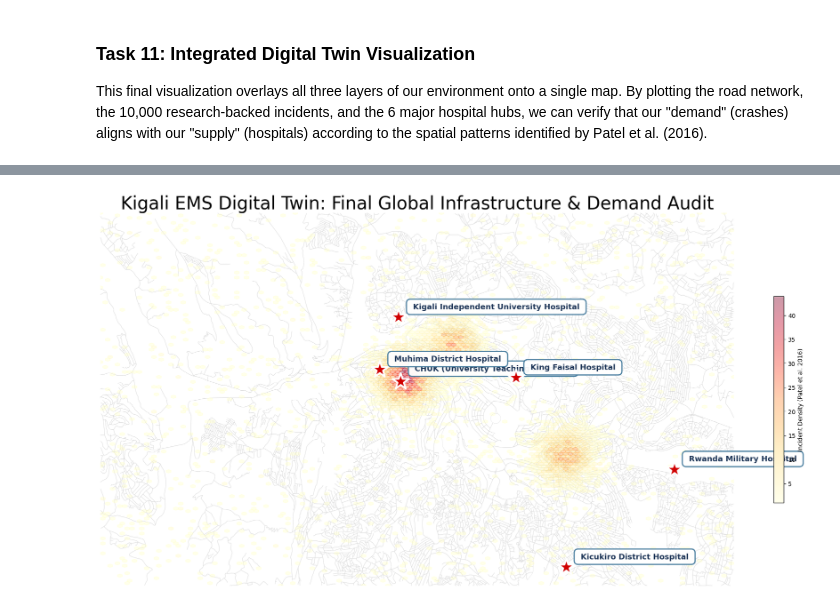
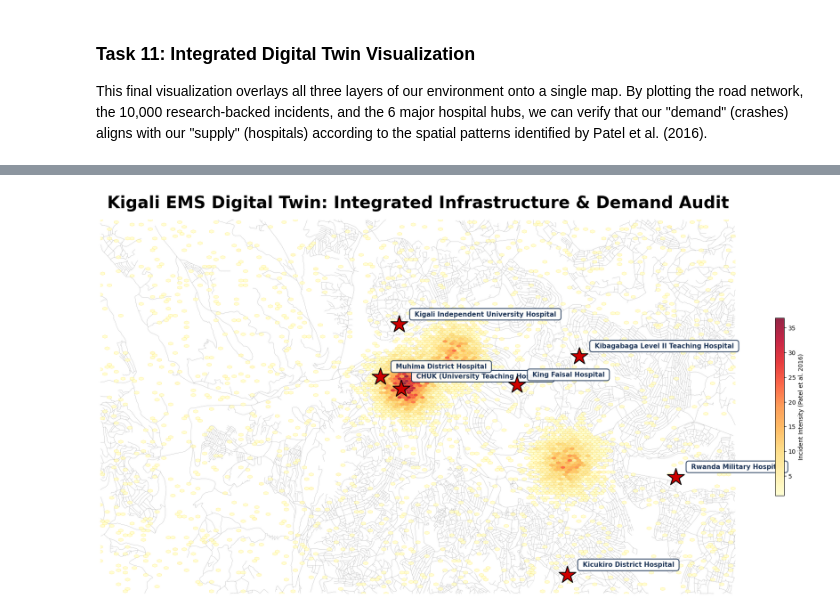
Before and after one commit to Christianib003/kigali-ems-pipeline-optimization, a Jupyter notebook: notebooks/01_data_extraction.ipynb, the cells around one changed output, grey strips where cells are left out. Cells and saved outputs as stored; diff of their text form; code cells hidden in the pictures.

Commit message:
add Kibagabaga Hospital

```diff
--- a/notebooks/01_data_extraction.ipynb
+++ b/notebooks/01_data_extraction.ipynb
@@ -541,24 +541,28 @@ This step bridges the gap between raw epidemiological research and simulation lo
 
 This task manually seeds the simulation with the "Tier 1" medical facilities identified as critical RTI response hubs in Kigali. By using exact coordinates for hubs, we bypass all API limitations and ensure our MARL agents have a verified, functional drop-off point for every life-critical incident.
 # %%
-# 1. Research-Backed Hospital Dataset (Final Lock)
+# 1. Expanded Hospital Dataset (All Tertiary & District Ambulance Hubs)
+# Includes your original 6 + Kibagabaga (Gasabo)
 manual_hospitals = [
     {"name": "CHUK (University Teaching Hospital)", "lat": -1.9452, "lon": 30.0605},
     {"name": "King Faisal Hospital", "lat": -1.9442, "lon": 30.0915},
     {"name": "Kigali Independent University Hospital", "lat": -1.9280, "lon": 30.0600},
     {"name": "Rwanda Military Hospital", "lat": -1.9688, "lon": 30.1340},
     {"name": "Muhima District Hospital", "lat": -1.9420, "lon": 30.0550},
-    {"name": "Kicukiro District Hospital", "lat": -1.9950, "lon": 30.1050}
+    {"name": "Kicukiro District Hospital", "lat": -1.9950, "lon": 30.1050},
+    {"name": "Kibagabaga Level II Teaching Hospital", "lat": -1.9365, "lon": 30.1082}
 ]
+
 hospitals_df = pd.DataFrame(manual_hospitals)
 
-# 2. Synchronized Snapping (using the Task 5 Global Graph 'G')
-logger.info("Locking 6 hospital hubs to the global connected component...")
+# 2. Synchronized Snapping to the 70,410-node Global Network
+# We use the 'G' graph from Task 5 to ensure these are valid road nodes
+logger.info(f"Locking {len(hospitals_df)} hospital hubs to the global road network...")
 hospitals_df['nearest_node'] = ox.distance.nearest_nodes(
     G, X=hospitals_df['lon'].values, Y=hospitals_df['lat'].values
 )
 
-# 3. Persistence
+# 3. Persistent Storage
 hospitals_df.to_csv("../data/processed/kigali_hospitals.csv", index=False)
-logger.info("Medical infrastructure synchronized with road network.")
+logger.info("Comprehensive medical infrastructure synchronized.")
 # %% [output]
@@ -569,55 +573,62 @@ logger.info("Medical infrastructure synchronized with road network.")
 
 This final visualization overlays all three layers of our environment onto a single map. By plotting the road network, the 10,000 research-backed incidents, and the 6 major hospital hubs, we can verify that our "demand" (crashes) aligns with our "supply" (hospitals) according to the spatial patterns identified by Patel et al. (2016).
 # %%
-# 1. Setup Master Viewport (Synchronized with Global Config)
-fig, ax = plt.subplots(figsize=(24, 18))
+# 1. Setup Master Viewport (White Background)
+fig, ax = plt.subplots(figsize=(24, 18), facecolor='white')
+ax.set_facecolor('white')
 
-# 2. Layer 1: Global Road Network (Fixing the alpha TypeError)
-# edge_alpha is the correct parameter for transparency in modern OSMnx
+# 2. Layer 1: Global Road Network (Clean Black Lines)
+# We use a very thin linewidth (0.3) so the network doesn't "choke" the data
 ox.plot_graph(
     G, ax=ax, node_size=0,
-    edge_color="#d1d1d1",
-    edge_linewidth=0.5,
-    edge_alpha=0.6,
+    edge_color="black",
+    edge_linewidth=0.3,
+    edge_alpha=0.2, # Kept light to let yellow glow through
     show=False, close=False
 )
 
-# 3. Layer 2: Research-Backed Incident Hotspots (10,000 Points)
+# 3. Layer 2: Sharp Incident Hotspots (Red-Amber-Yellow)
+# 'autumn' or 'YlOrRd' works well here.
+# Adding linewidth to the hexbins prevents them from disappearing into white.
 hb = ax.hexbin(
     incidents_df['lon'], incidents_df['lat'],
-    gridsize=130, cmap='YlOrRd', alpha=0.4, mincnt=1
+    gridsize=140,
+    cmap='YlOrRd',
+    alpha=0.85,       # High opacity for visibility
+    mincnt=1,
+    edgecolors='#ffcc00', # Subtle amber outline to make yellow visible on white
+    linewidths=0.2
 )
-cb = fig.colorbar(hb, ax=ax, shrink=0.35, label='Incident Density (Patel et al. 2016)')
 
-# 4. Layer 3: Hospital Hubs (Labeled Tertiary Facilities)
+cb = fig.colorbar(hb, ax=ax, shrink=0.3, label='Incident Intensity (Patel et al. 2016)')
+
+# 4. Layer 3: Hospital Hubs (7 Synchronized Bases)
+# Using a Deep Red for the stars to maintain "Emergency" branding
 ax.scatter(
     hospitals_df['lon'], hospitals_df['lat'],
-    c='#d00000', s=850, marker='*', edgecolors='white',
-    linewidth=3, zorder=60
+    c='#d00000', s=900, marker='*', edgecolors='black',
+    linewidth=1.5, zorder=70
 )
 
-# 5. Dynamic Labeling Logic
+# 5. Professional Labels
 for i, row in hospitals_df.iterrows():
-    # Offset CHUK vertically to prevent overlap in the high-density center
     y_off = 18 if "CHUK" in row['name'] else 14
-
     ax.annotate(
         f" {row['name']} ",
-        xy=(row['lon'], row['lat']),
-        xytext=(20, y_off),
-        textcoords="offset points",
-        fontsize=13, fontweight='bold',
+        xy=(row['lon'], row['lat']), xytext=(22, y_off),
+        textcoords="offset points", fontsize=11, fontweight='bold',
         color='#1d3557',
-        bbox=dict(boxstyle='round,pad=0.5', fc='white', alpha=0.95, ec='#457b9d', lw=2)
+        bbox=dict(boxstyle='round,pad=0.4', fc='white', alpha=0.9, ec='#1d3557', lw=1.5)
     )
 
-# 6. Apply strictly Global Bounds to verify Military & Kicukiro connectivity
+# 6. Apply Global Constraints (No Clipping for Kibagabaga/Military)
 ax.set_xlim(b['west'], b['east'])
 ax.set_ylim(b['south'], b['north'])
 
-plt.title("Kigali EMS Digital Twin: Final Global Infrastructure & Demand Audit", fontsize=30)
+plt.title("Kigali EMS Digital Twin: Integrated Infrastructure & Demand Audit",
+          fontsize=28, fontweight='bold', pad=20)
 ax.set_axis_off()
 
-logger.info("Integrated digital twin visualization complete.")
+logger.info("White-background high-contrast visualization complete.")
 plt.show()
 # %% [output]
@@ -625 +636 @@ plt.show()
-[figure, old version]
+[figure, new version]
```
Also changed, not shown: parts of 2 cells of this notebook.
